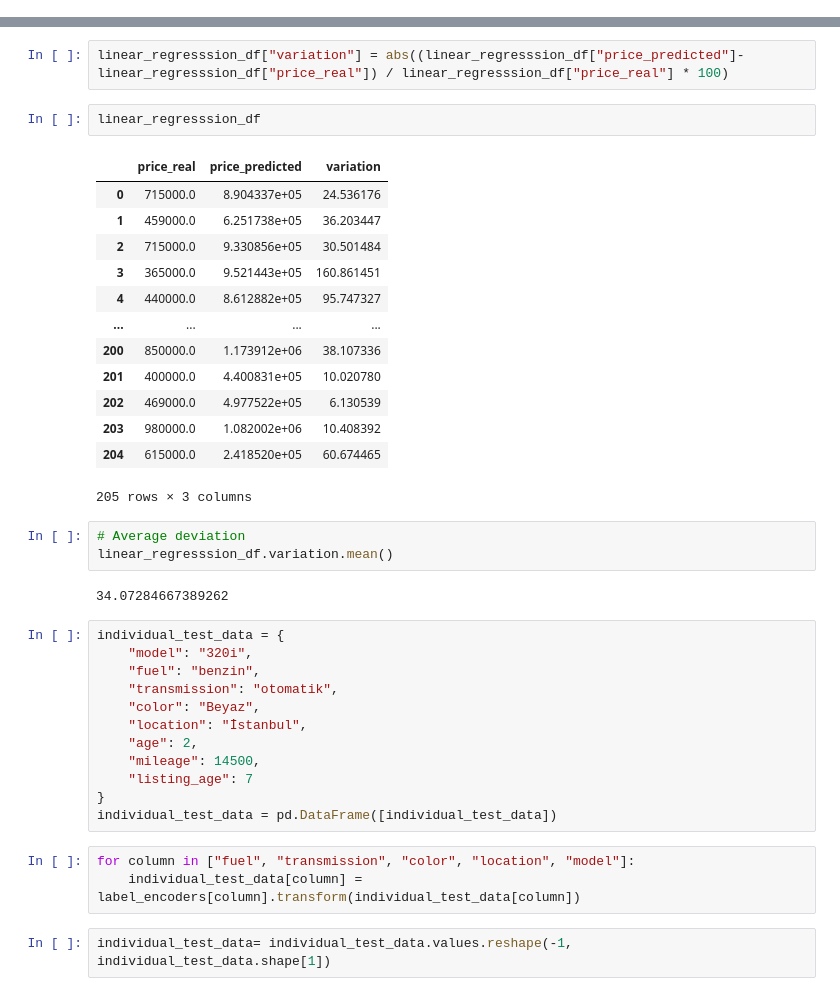
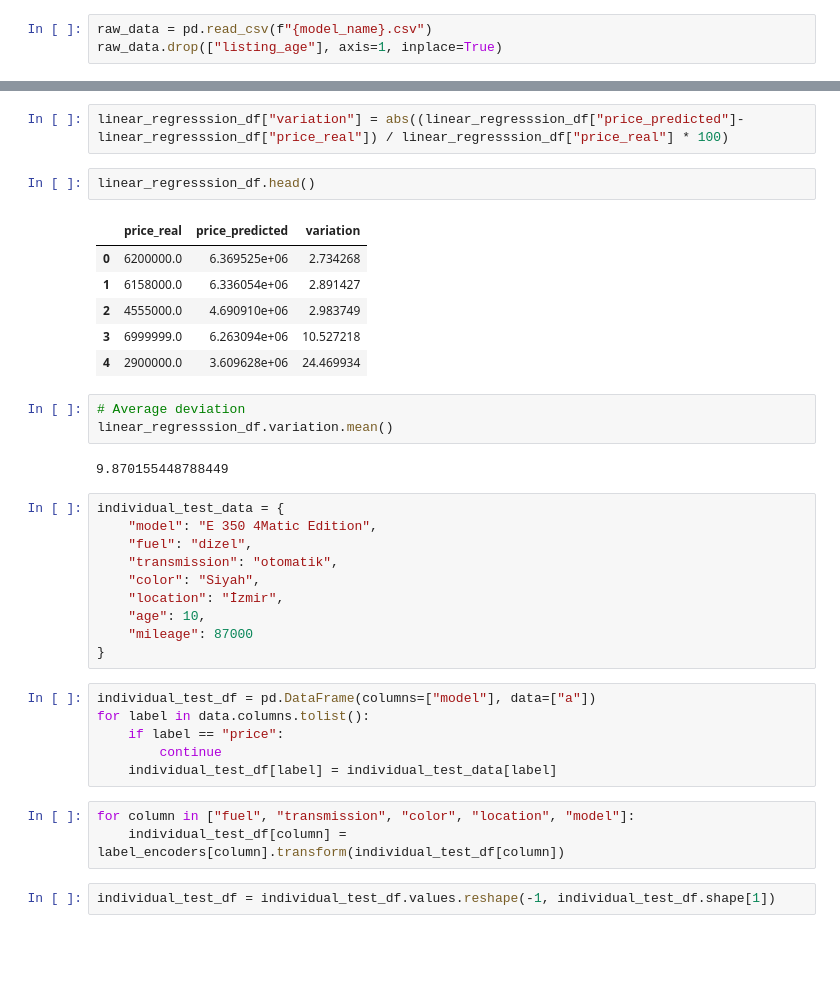
Before and after one commit to Adulescentes/sahibinden-data-analysis, a Jupyter notebook: visualization-regression.ipynb, the cells around one changed output, grey strips where cells are left out. Saved outputs shown, nothing was run; the diff lists cells and outputs as text; blank space fills up the shorter version.

```diff
--- a/visualization-regression.ipynb
+++ b/visualization-regression.ipynb
@@ -8,3 +9,6 @@ raw_data = pd.read_csv("new_dataset.csv")
+# %%
+raw_data = pd.read_csv(f"{model_name}.csv")
+raw_data.drop(["listing_age"], axis=1, inplace=True)
 # %%
 raw_data.head()
 # %% [output]
@@ -148,41 +133,38 @@ linear_regresssion_df.columns = ["price_real", "price_predicted"]
 # %%
 linear_regresssion_df["variation"] = abs((linear_regresssion_df["price_predicted"]-linear_regresssion_df["price_real"]) / linear_regresssion_df["price_real"] * 100)
 # %%
-linear_regresssion_df
+linear_regresssion_df.head()
 # %% [output]
 |  | price_real | price_predicted | variation |
-| 0 | 715000.0 | 8.904337e+05 | 24.536176 |
-| 1 | 459000.0 | 6.251738e+05 | 36.203447 |
-| 2 | 715000.0 | 9.330856e+05 | 30.501484 |
-| 3 | 365000.0 | 9.521443e+05 | 160.861451 |
-| 4 | 440000.0 | 8.612882e+05 | 95.747327 |
-| ... | ... | ... | ... |
-| 200 | 850000.0 | 1.173912e+06 | 38.107336 |
-| 201 | 400000.0 | 4.400831e+05 | 10.020780 |
-| 202 | 469000.0 | 4.977522e+05 | 6.130539 |
-| 203 | 980000.0 | 1.082002e+06 | 10.408392 |
-| 204 | 615000.0 | 2.418520e+05 | 60.674465 |
+| 0 | 6200000.0 | 6.369525e+06 | 2.734268 |
+| 1 | 6158000.0 | 6.336054e+06 | 2.891427 |
+| 2 | 4555000.0 | 4.690910e+06 | 2.983749 |
+| 3 | 6999999.0 | 6.263094e+06 | 10.527218 |
+| 4 | 2900000.0 | 3.609628e+06 | 24.469934 |
-205 rows × 3 columns
 # %%
 # Average deviation
 linear_regresssion_df.variation.mean()
 # %% [output]
-34.07284667389262
+9.870155448788449
 # %%
 individual_test_data = {
-    "model": "320i",
-    "fuel": "benzin",
+    "model": "E 350 4Matic Edition",
+    "fuel": "dizel",
     "transmission": "otomatik",
-    "color": "Beyaz",
-    "location": "İstanbul",
-    "age": 2,
-    "mileage": 14500,
-    "listing_age": 7
+    "color": "Siyah",
+    "location": "İzmir",
+    "age": 10,
+    "mileage": 87000
 }
-individual_test_data = pd.DataFrame([individual_test_data])
+# %%
+individual_test_df = pd.DataFrame(columns=["model"], data=["a"])
+for label in data.columns.tolist():
+    if label == "price":
+        continue
+    individual_test_df[label] = individual_test_data[label]
 # %%
 for column in ["fuel", "transmission", "color", "location", "model"]:
-    individual_test_data[column] = label_encoders[column].transform(individual_test_data[column])
+    individual_test_df[column] = label_encoders[column].transform(individual_test_df[column])
 # %%
-individual_test_data= individual_test_data.values.reshape(-1, individual_test_data.shape[1])
+individual_test_df = individual_test_df.values.reshape(-1, individual_test_df.shape[1])
 # %%
```
Also changed, not shown: parts of 12 cells of this notebook.
